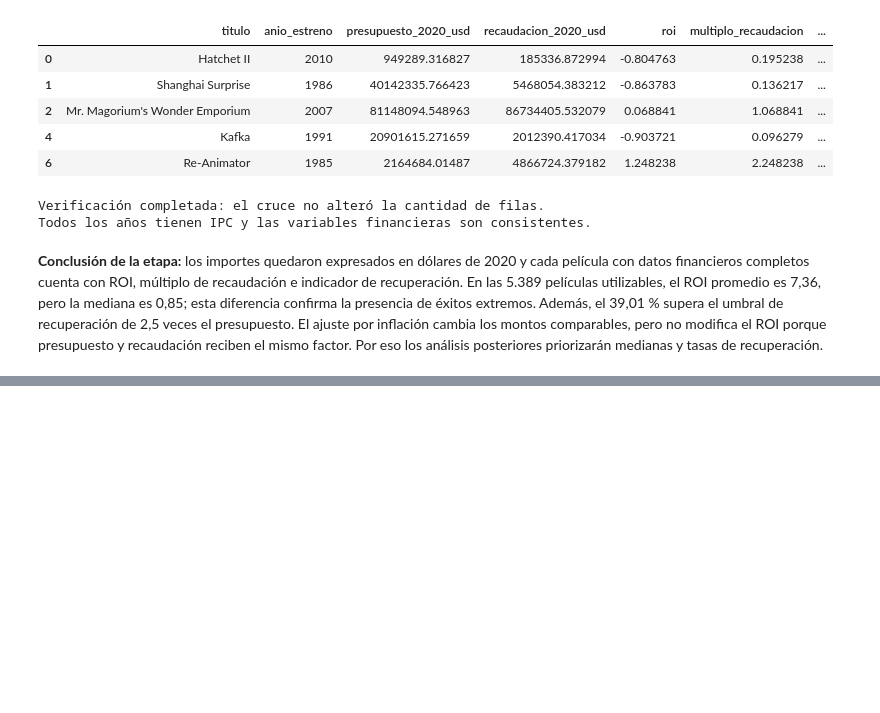
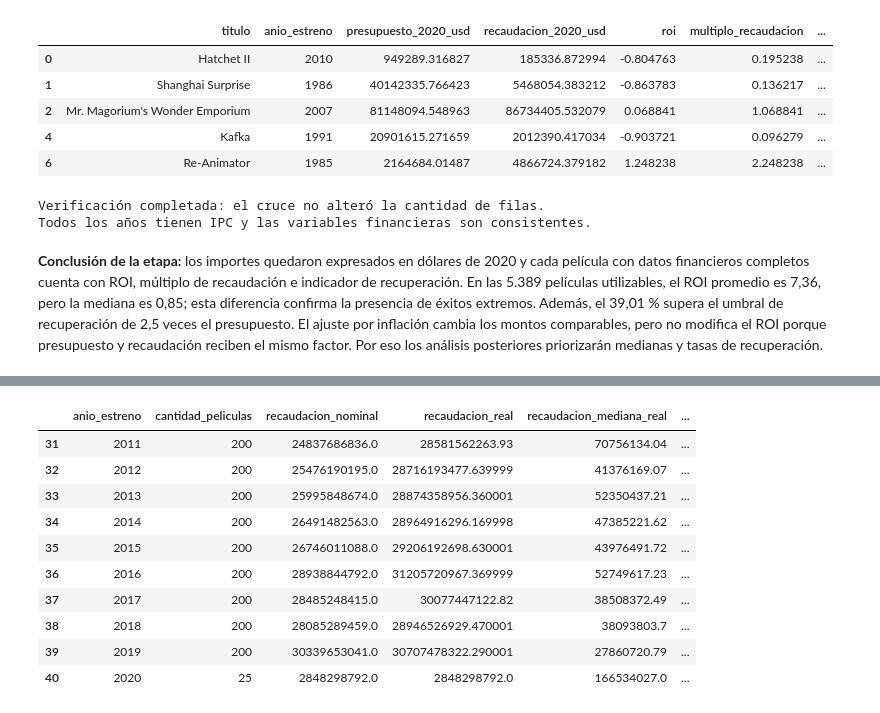
Before and after one commit to alvareezvicente-code/Vicente-Alvarez-programacion-analitica-2, a Jupyter notebook: notebooks/analisis.ipynb, the cells around one changed output, grey strips where cells are left out. Cells and saved outputs as stored; diff of their text form; code cells hidden in the pictures; blank space fills up the shorter version.

```diff
--- a/notebooks/analisis.ipynb
+++ b/notebooks/analisis.ipynb
@@ -1232,0 +1241,30 @@ Todos los años tienen IPC y las variables financieras son consistentes.
+# %%
+evolucion_anual = (
+    peliculas_limpias.groupby("anio_estreno", as_index=False)
+    .agg(
+        cantidad_peliculas=("id_pelicula", "size"),
+        recaudacion_nominal=("recaudacion_mundial_usd", "sum"),
+        recaudacion_real=("recaudacion_2020_usd", "sum"),
+        recaudacion_mediana_real=("recaudacion_2020_usd", "median"),
+    )
+)
+
+evolucion_anual["recaudacion_nominal_miles_millones"] = (
+    evolucion_anual["recaudacion_nominal"] / 1_000_000_000
+)
+evolucion_anual["recaudacion_real_miles_millones"] = (
+    evolucion_anual["recaudacion_real"] / 1_000_000_000
+)
+evolucion_anual.tail(10).round(2)
+# %% [output]
+|  | anio_estreno | cantidad_peliculas | recaudacion_nominal | recaudacion_real | recaudacion_mediana_real | ... |
+| 31 | 2011 | 200 | 24837686836.0 | 28581562263.93 | 70756134.04 | ... |
+| 32 | 2012 | 200 | 25476190195.0 | 28716193477.639999 | 41376169.07 | ... |
+| 33 | 2013 | 200 | 25995848674.0 | 28874358956.360001 | 52350437.21 | ... |
+| 34 | 2014 | 200 | 26491482563.0 | 28964916296.169998 | 47385221.62 | ... |
+| 35 | 2015 | 200 | 26746011088.0 | 29206192698.630001 | 43976491.72 | ... |
+| 36 | 2016 | 200 | 28938844792.0 | 31205720967.369999 | 52749617.23 | ... |
+| 37 | 2017 | 200 | 28485248415.0 | 30077447122.82 | 38508372.49 | ... |
+| 38 | 2018 | 200 | 28085289459.0 | 28946526929.470001 | 38093803.7 | ... |
+| 39 | 2019 | 200 | 30339653041.0 | 30707478322.290001 | 27860720.79 | ... |
+| 40 | 2020 | 25 | 2848298792.0 | 2848298792.0 | 166534027.0 | ... |
```
Also changed, not shown: parts of 6 cells of this notebook.
